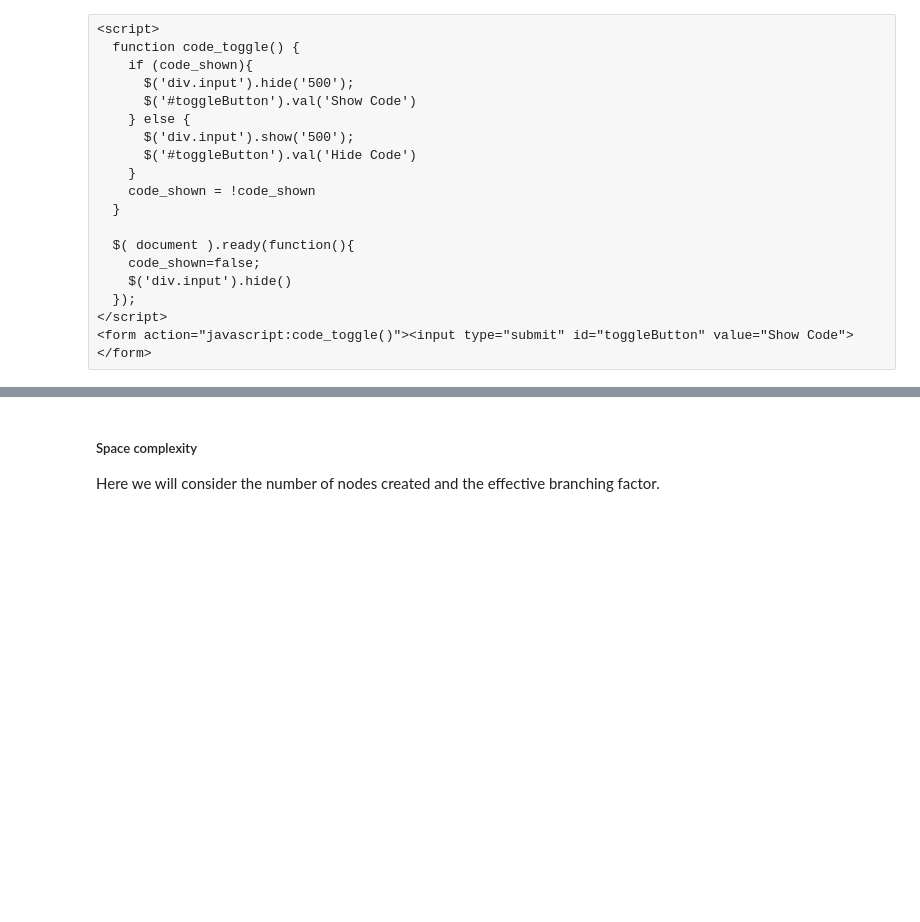
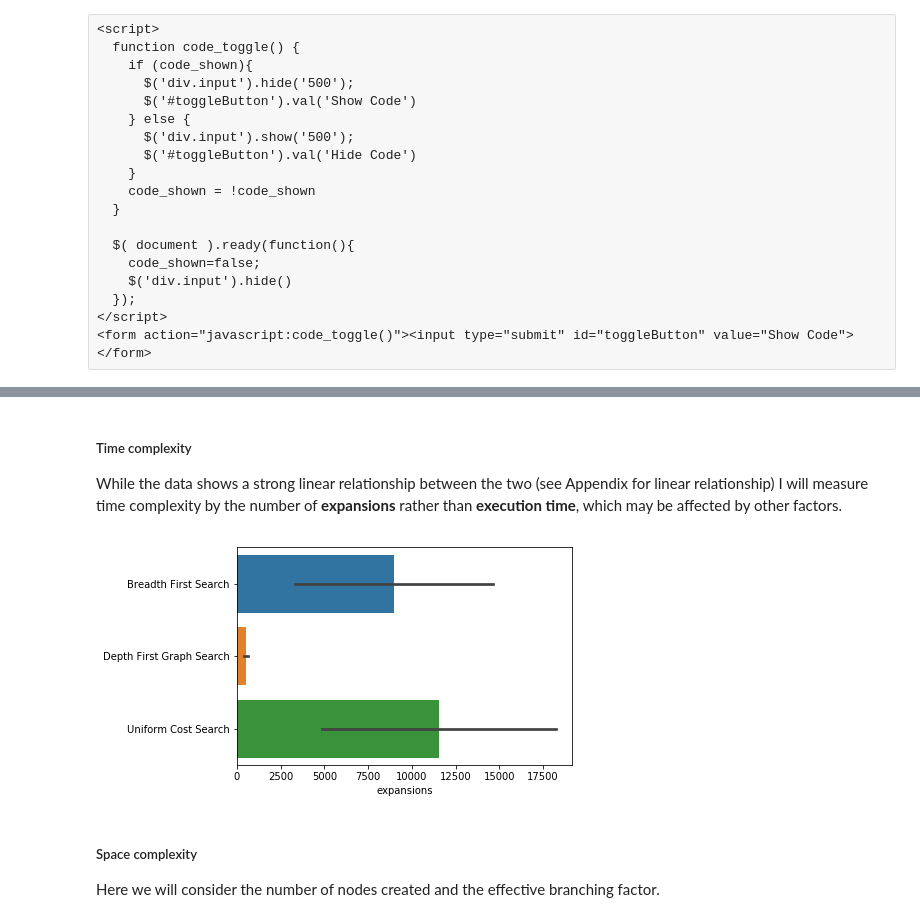
Before and after one commit to markovchainsmoker/AIND-Planning, a Jupyter notebook: Planning.ipynb, the cells around one changed output, grey strips where cells are left out. Cells and saved outputs as stored; diff of their text form; code cells hidden in the pictures; blank space fills up the shorter version.

```diff
--- a/Planning.ipynb
+++ b/Planning.ipynb
@@ -76,6 +19,0 @@ reports/p1/reports/informed/informed_1_2.txt
-# %%
-reload(utils)
-uninformed=dict()
-uninformed['performance'],uninformed['solution']=utils.load_results('uninformed',1)
-df=uninformed['performance'].sort_values(by=['length','expansions'])
-df.set_index(['algorithm','algo'])[['length','optimal']]
@@ -152,0 +40,22 @@ utils.barh("expansions","algorithm", df)
+# %%
+import pandas as pd
+pd.options.display.float_format = '{:0.1f}'.format
+
+import utils
+from importlib import reload
+reload(utils)
+
+#enable multi-variable printing
+from IPython.core.interactiveshell import InteractiveShell
+InteractiveShell.ast_node_interactivity = "all"
+
+uninformed=[]
+informed=[]
+for p in range(1,4):
+    u=dict()
+    u['performance'],u['solution']=utils.load_results('uninformed',p)
+    uninformed.append(u)
+
+    i=dict()
+    i['performance'],i['solution']=utils.load_results('informed',p)
+    informed.append(i)
@@ -153,3 +303,12 @@ utils.barh("expansions","algorithm", df)
+# %% [markdown]
+##### Time complexity
+
+While the data shows a strong linear relationship between the two (see Appendix for linear relationship) I will measure time complexity by the number of **expansions** rather than **execution time**, which may be affected by other factors.
+# %%
+df=pd.concat([uninformed[p]['performance'] for p in range(1,3)])
+utils.barh("expansions","algorithm", df)
+# %% [output]
+[figure, added]
 # %% [markdown]
 ##### Space complexity
 
```
Also changed, not shown: parts of 44 cells of this notebook.
